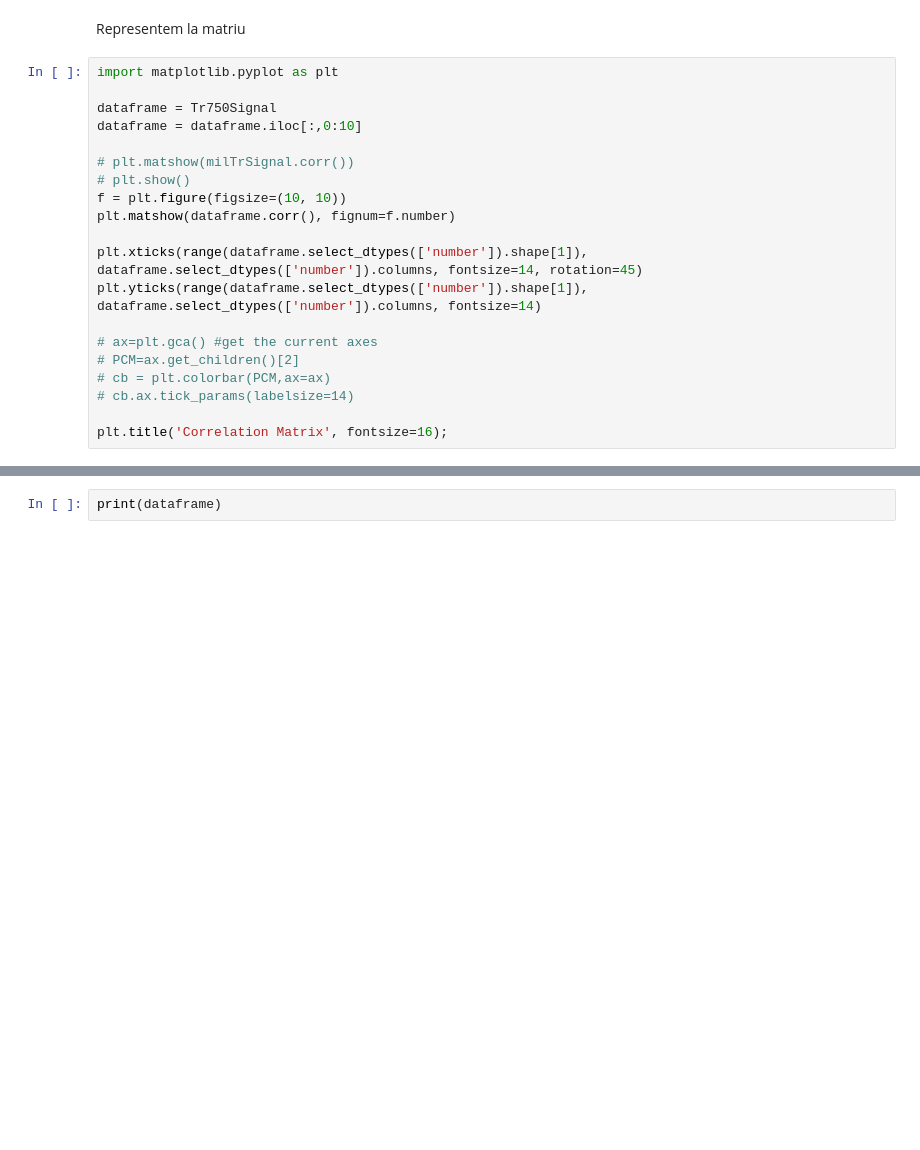
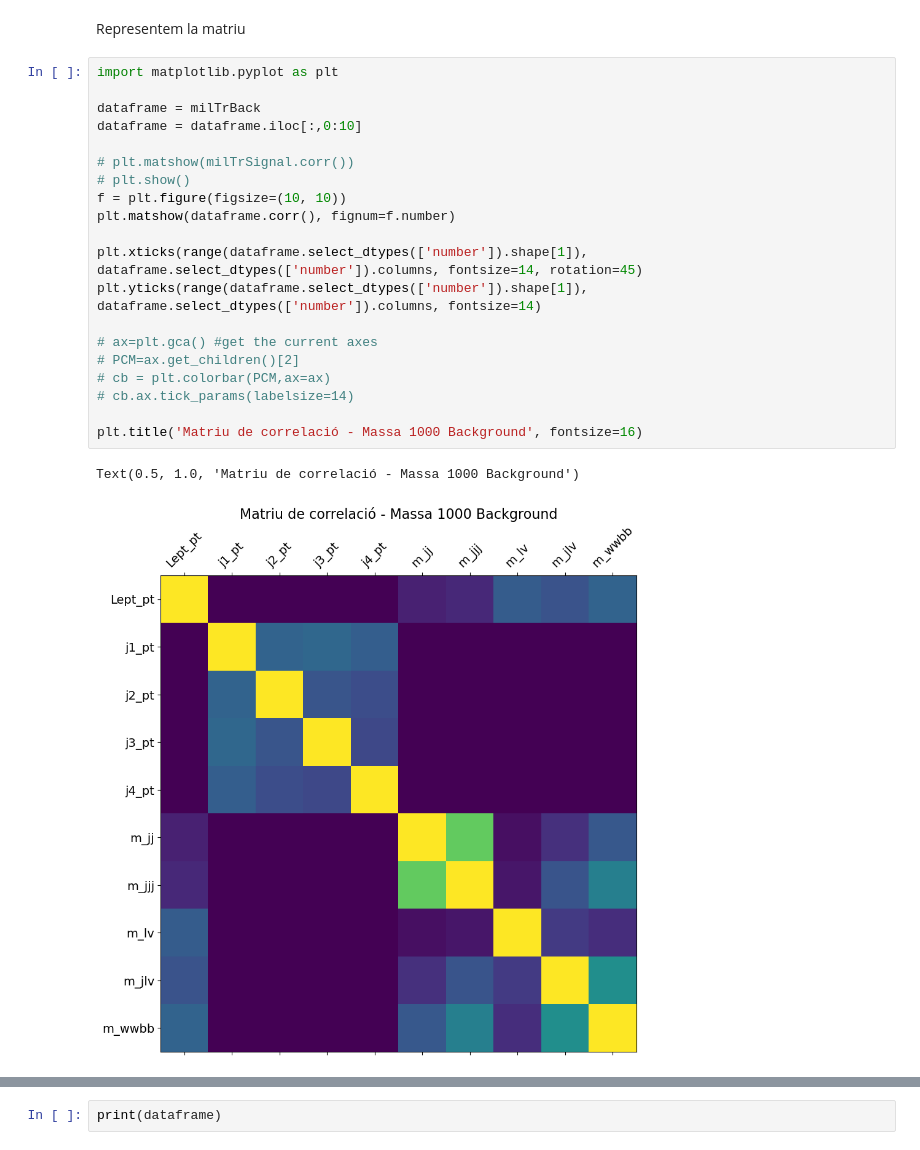
Before and after one commit to AlexPG1/TFG_MLenHEP, a Jupyter notebook: PrimeraSessió.ipynb, the cells around one changed output, grey strips where cells are left out. Saved outputs shown, nothing was run; the diff lists cells and outputs as text; blank space fills up the shorter version.

```diff
--- a/PrimeraSessió.ipynb
+++ b/PrimeraSessió.ipynb
@@ -125,23 +125,26 @@ Representem la matriu
 # %%
 import matplotlib.pyplot as plt
 
-dataframe = Tr750Signal
+dataframe = milTrBack
 dataframe = dataframe.iloc[:,0:10]
 
 # plt.matshow(milTrSignal.corr())
 # plt.show()
 f = plt.figure(figsize=(10, 10))
 plt.matshow(dataframe.corr(), fignum=f.number)
 
 plt.xticks(range(dataframe.select_dtypes(['number']).shape[1]), dataframe.select_dtypes(['number']).columns, fontsize=14, rotation=45)
 plt.yticks(range(dataframe.select_dtypes(['number']).shape[1]), dataframe.select_dtypes(['number']).columns, fontsize=14)
 
 # ax=plt.gca() #get the current axes
 # PCM=ax.get_children()[2]
 # cb = plt.colorbar(PCM,ax=ax)
 # cb.ax.tick_params(labelsize=14)
 
-plt.title('Correlation Matrix', fontsize=16);
+plt.title('Matriu de correlació - Massa 1000 Background', fontsize=16)
+# %% [output]
+Text(0.5, 1.0, 'Matriu de correlació - Massa 1000 Background')
+[figure, added]
 # %%
 corr = dataframe.corr()
 corr.style.background_gradient(cmap='coolwarm')
```
Also changed, not shown: parts of 134 cells of this notebook.
